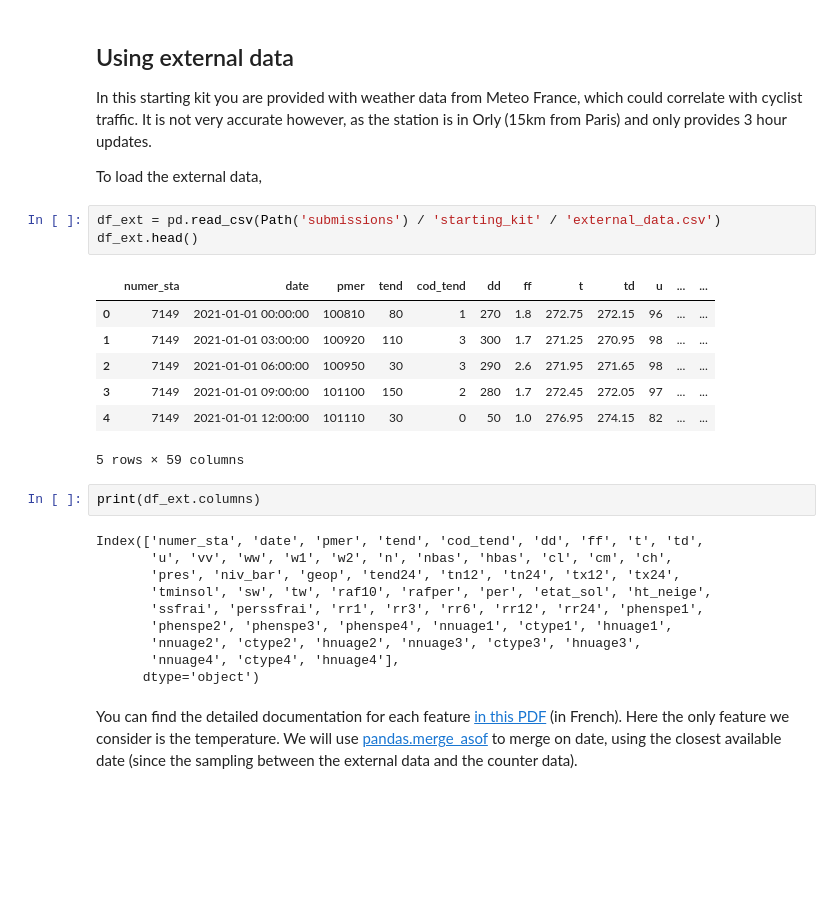
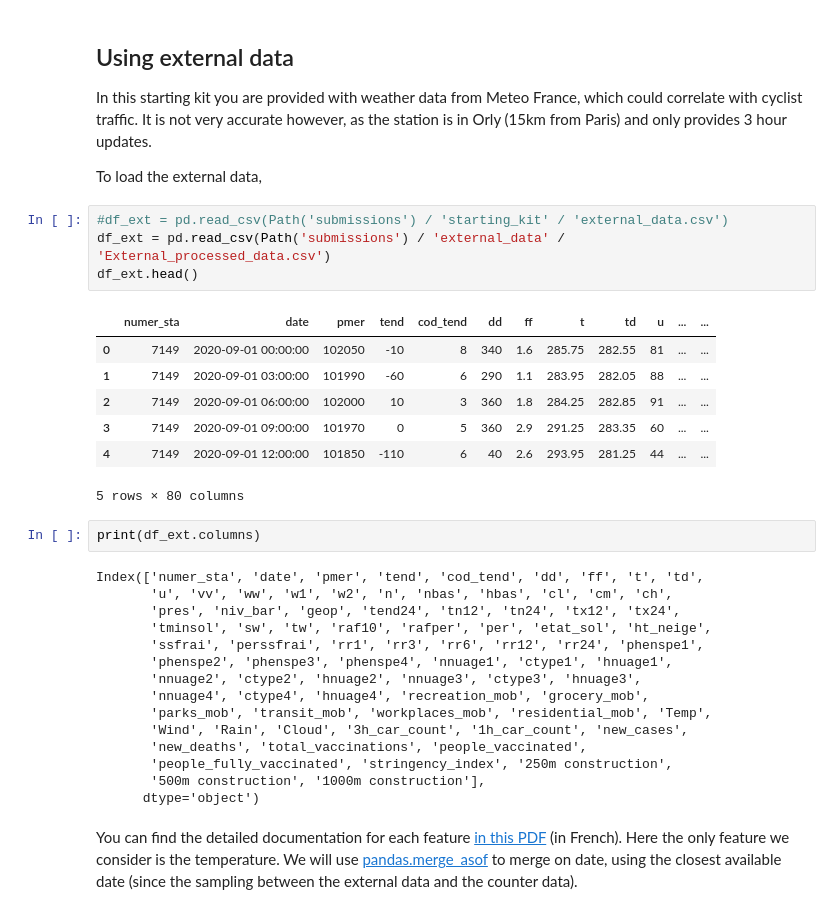
Before and after one commit to abhishikth25/RAMP-Project, a Jupyter notebook: bike_counters_starting_kit.ipynb, the cells around one changed output. Cells and saved outputs as stored; diff of their text form; blank space fills up the shorter version.

```diff
--- a/bike_counters_starting_kit.ipynb
+++ b/bike_counters_starting_kit.ipynb
@@ -418,16 +439,17 @@ In this starting kit you are provided with weather data from Meteo France, which
 
 To load the external data,
 # %%
-df_ext = pd.read_csv(Path('submissions') / 'starting_kit' / 'external_data.csv')
+#df_ext = pd.read_csv(Path('submissions') / 'starting_kit' / 'external_data.csv')
+df_ext = pd.read_csv(Path('submissions') / 'external_data' / 'External_processed_data.csv')
 df_ext.head()
 # %% [output]
 |  | numer_sta | date | pmer | tend | cod_tend | dd | ff | t | td | u | ... | ... |
-| 0 | 7149 | 2021-01-01 00:00:00 | 100810 | 80 | 1 | 270 | 1.8 | 272.75 | 272.15 | 96 | ... | ... |
-| 1 | 7149 | 2021-01-01 03:00:00 | 100920 | 110 | 3 | 300 | 1.7 | 271.25 | 270.95 | 98 | ... | ... |
-| 2 | 7149 | 2021-01-01 06:00:00 | 100950 | 30 | 3 | 290 | 2.6 | 271.95 | 271.65 | 98 | ... | ... |
-| 3 | 7149 | 2021-01-01 09:00:00 | 101100 | 150 | 2 | 280 | 1.7 | 272.45 | 272.05 | 97 | ... | ... |
-| 4 | 7149 | 2021-01-01 12:00:00 | 101110 | 30 | 0 | 50 | 1.0 | 276.95 | 274.15 | 82 | ... | ... |
+| 0 | 7149 | 2020-09-01 00:00:00 | 102050 | -10 | 8 | 340 | 1.6 | 285.75 | 282.55 | 81 | ... | ... |
+| 1 | 7149 | 2020-09-01 03:00:00 | 101990 | -60 | 6 | 290 | 1.1 | 283.95 | 282.05 | 88 | ... | ... |
+| 2 | 7149 | 2020-09-01 06:00:00 | 102000 | 10 | 3 | 360 | 1.8 | 284.25 | 282.85 | 91 | ... | ... |
+| 3 | 7149 | 2020-09-01 09:00:00 | 101970 | 0 | 5 | 360 | 2.9 | 291.25 | 283.35 | 60 | ... | ... |
+| 4 | 7149 | 2020-09-01 12:00:00 | 101850 | -110 | 6 | 40 | 2.6 | 293.95 | 281.25 | 44 | ... | ... |
-5 rows × 59 columns
+5 rows × 80 columns
 # %%
 print(df_ext.columns)
 # %% [output]
@@ -438,7 +460,12 @@ Index(['numer_sta', 'date', 'pmer', 'tend', 'cod_tend', 'dd', 'ff', 't', 'td',
        'ssfrai', 'perssfrai', 'rr1', 'rr3', 'rr6', 'rr12', 'rr24', 'phenspe1',
        'phenspe2', 'phenspe3', 'phenspe4', 'nnuage1', 'ctype1', 'hnuage1',
        'nnuage2', 'ctype2', 'hnuage2', 'nnuage3', 'ctype3', 'hnuage3',
-       'nnuage4', 'ctype4', 'hnuage4'],
+       'nnuage4', 'ctype4', 'hnuage4', 'recreation_mob', 'grocery_mob',
+       'parks_mob', 'transit_mob', 'workplaces_mob', 'residential_mob', 'Temp',
+       'Wind', 'Rain', 'Cloud', '3h_car_count', '1h_car_count', 'new_cases',
+       'new_deaths', 'total_vaccinations', 'people_vaccinated',
+       'people_fully_vaccinated', 'stringency_index', '250m construction',
+       '500m construction', '1000m construction'],
       dtype='object')
 # %% [markdown]
 You can find the detailed documentation for each feature [in this PDF](https://donneespubliques.meteofrance.fr/client/document/doc_parametres_synop_168.pdf) (in French). Here the only feature we consider is the temperature. We will use [pandas.merge_asof](https://pandas.pydata.org/pandas-docs/dev/reference/api/pandas.merge_asof.html) to merge on date, using the closest available date (since the sampling between the external data and the counter data).
```
Also changed, not shown: parts of 46 cells of this notebook, 4 other files.
